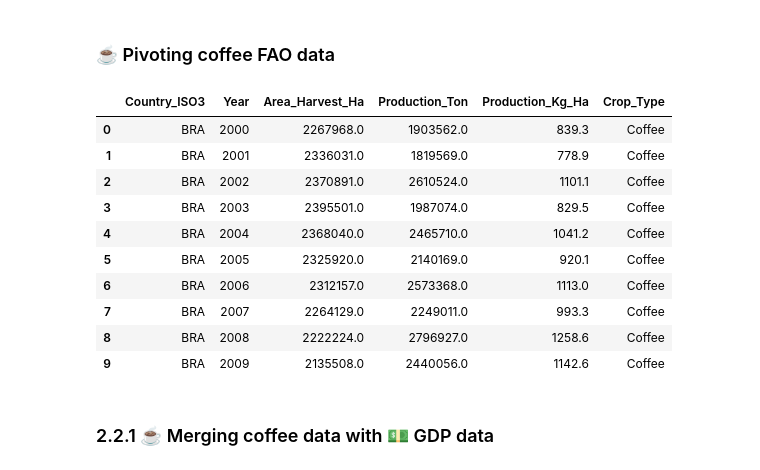
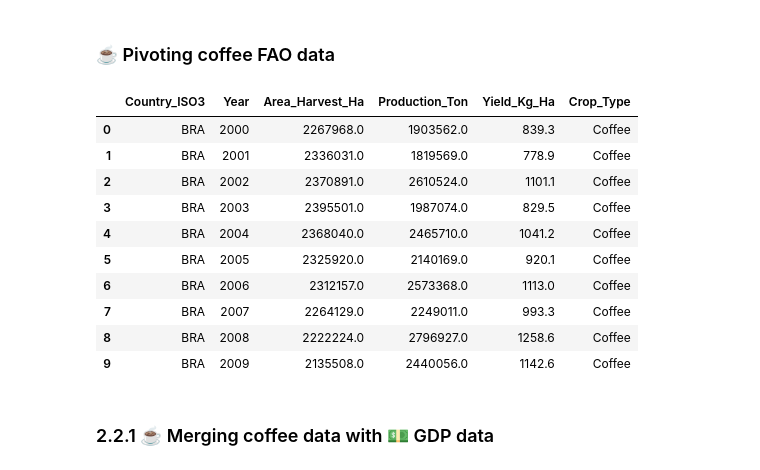
Before and after one commit to HaveTimeDrinkTea/global_tea_trade_analysis, a Jupyter notebook: notebooks/05_Prepare_Data_For_Hypothesis.ipynb, the cells around one changed output. Cells and saved outputs as stored; diff of their text form; code cells hidden in the pictures.

```diff
--- a/notebooks/05_Prepare_Data_For_Hypothesis.ipynb
+++ b/notebooks/05_Prepare_Data_For_Hypothesis.ipynb
@@ -380,24 +381,24 @@ Exported: ../data/processed/df_main_tea_gdp_climate.csv
 # %%
 # create new FAO cofee data such that elements are in columns
 df_main_coffee = df_fao_coffee_top15_countries.pivot_table(
     index=["Country_ISO3", "Year"]
     , columns="Element"
     , values="Value"
 ).reset_index().rename_axis(None, axis=1)
 
 # Add the Crop_Type Column
 df_main_coffee["Crop_Type"] = "Coffee"
 
 # Rename the elements column to include their UOM
 df_main_coffee = df_main_coffee.rename(columns={
     "Area harvested": "Area_Harvest_Ha"
     , "Production": "Production_Ton"
-    , "Yield": "Production_Kg_Ha"
+    , "Yield": "Yield_Kg_Ha"
 })
 
 df_main_coffee.head(10)
 # %% [output]
-|  | Country_ISO3 | Year | Area_Harvest_Ha | Production_Ton | Production_Kg_Ha | Crop_Type |
+|  | Country_ISO3 | Year | Area_Harvest_Ha | Production_Ton | Yield_Kg_Ha | Crop_Type |
 | 0 | BRA | 2000 | 2267968.0 | 1903562.0 | 839.3 | Coffee |
 | 1 | BRA | 2001 | 2336031.0 | 1819569.0 | 778.9 | Coffee |
 | 2 | BRA | 2002 | 2370891.0 | 2610524.0 | 1101.1 | Coffee |
```
Also changed, not shown: parts of 8 cells of this notebook, 2 other files.
